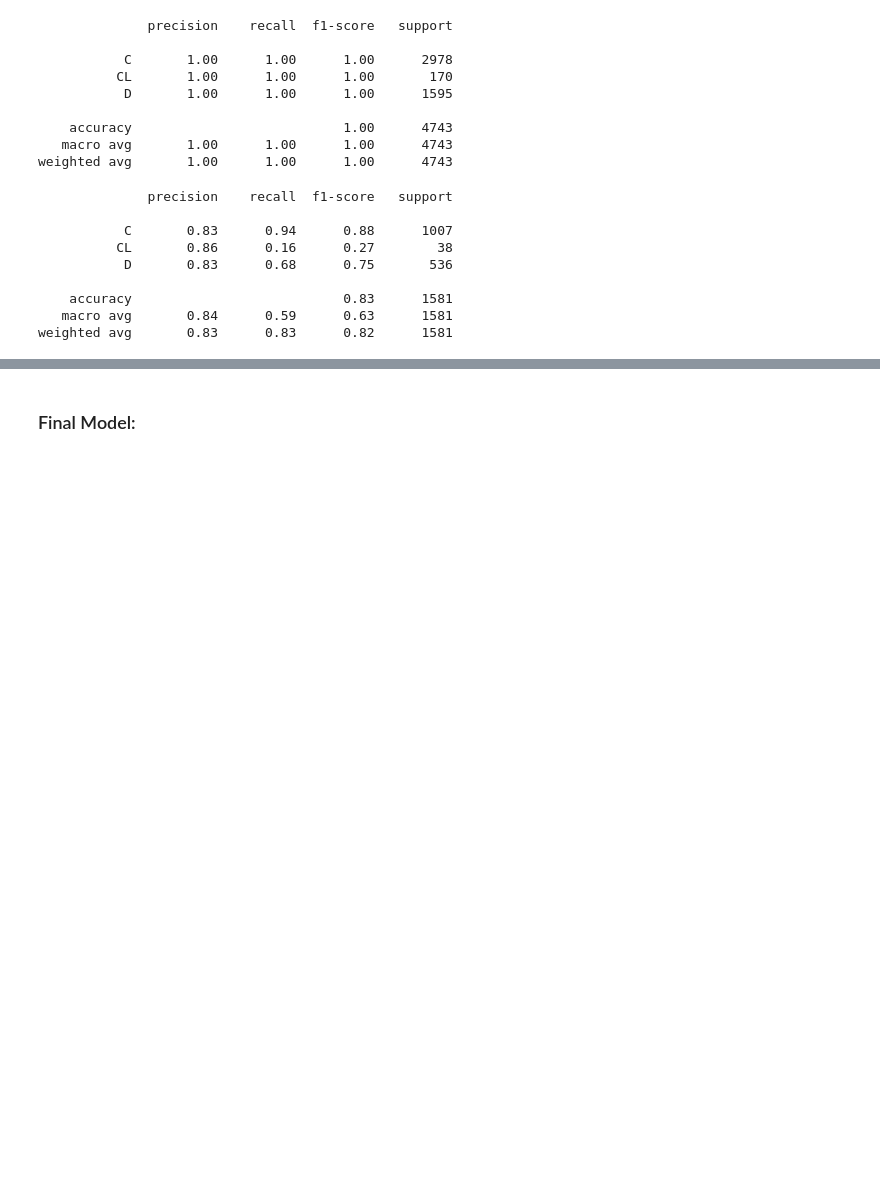
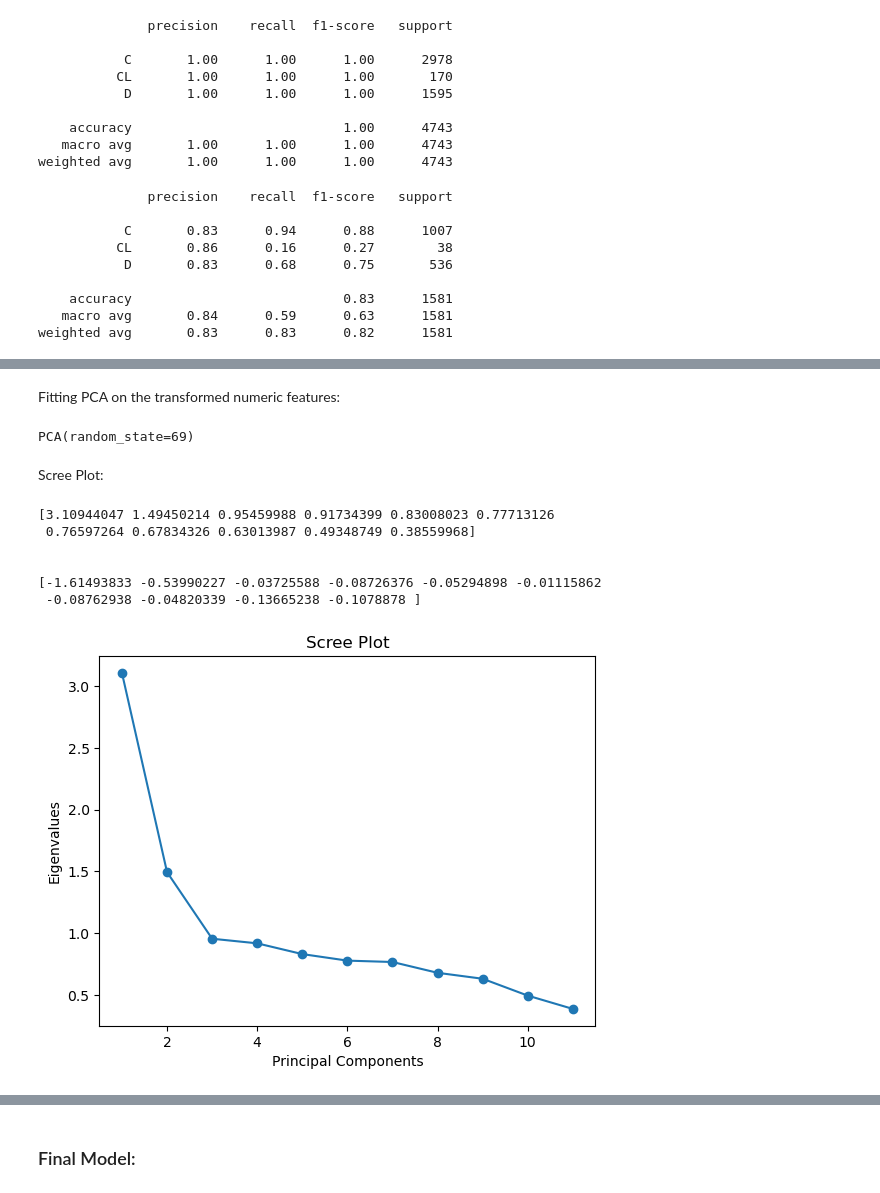
Before and after one commit to BrandonDioneda/Multi-Class-Prediction-of-Cirrhosis-Outcomes, a Jupyter notebook: cirrhosis.ipynb, the cells around one changed output, grey strips where cells are left out. Cells and saved outputs as stored; diff of their text form; code cells hidden in the pictures; blank space fills up the shorter version.

```diff
--- a/cirrhosis.ipynb
+++ b/cirrhosis.ipynb
@@ -371,0 +442,29 @@ Model obviously overfit training set. The log loss metric was low, but was highe
+# %% [markdown]
+Fitting PCA on the transformed numeric features:
+# %%
+PCA_base = PCA(random_state=69)
+PCA_base.fit(transformed_df)
+# %% [output]
+PCA(random_state=69)
+# %% [markdown]
+Scree Plot:
+# %%
+eigenvalues = PCA_base.explained_variance_
+print(PCA_base.explained_variance_)
+print('\n')
+print(np.ediff1d(eigenvalues))
+print('\n')
+
+plt.plot(np.arange(1, len(eigenvalues) + 1), eigenvalues, marker='o')
+plt.xlabel('Principal Components')
+plt.ylabel('Eigenvalues')
+plt.title('Scree Plot')
+plt.show()
+# %% [output]
+[3.10944047 1.49450214 0.95459988 0.91734399 0.83008023 0.77713126
+ 0.76597264 0.67834326 0.63013987 0.49348749 0.38559968]
+
+
+[-1.61493833 -0.53990227 -0.03725588 -0.08726376 -0.05294898 -0.01115862
+ -0.08762938 -0.04820339 -0.13665238 -0.1078878 ]
+[figure, added]
```
Also changed, not shown: parts of 53 cells of this notebook, 1 other file.
